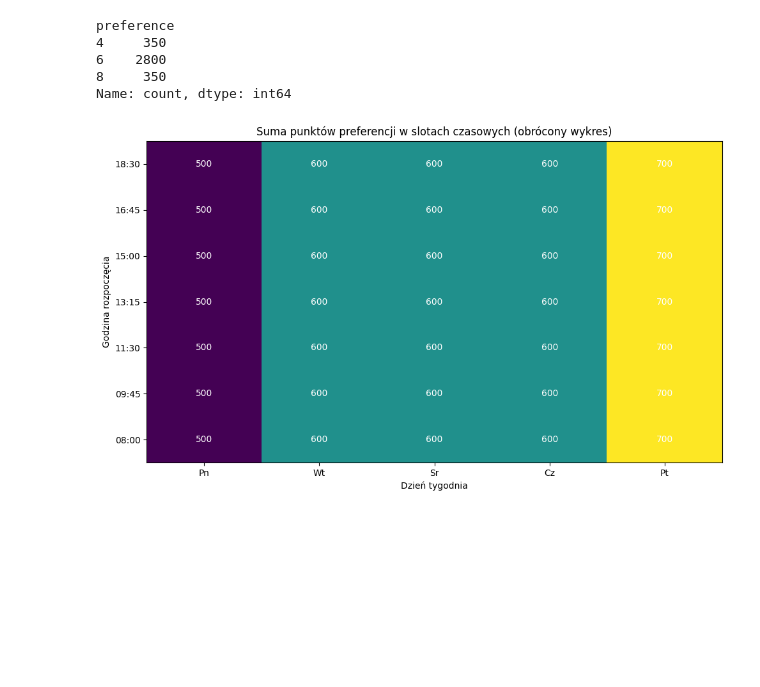
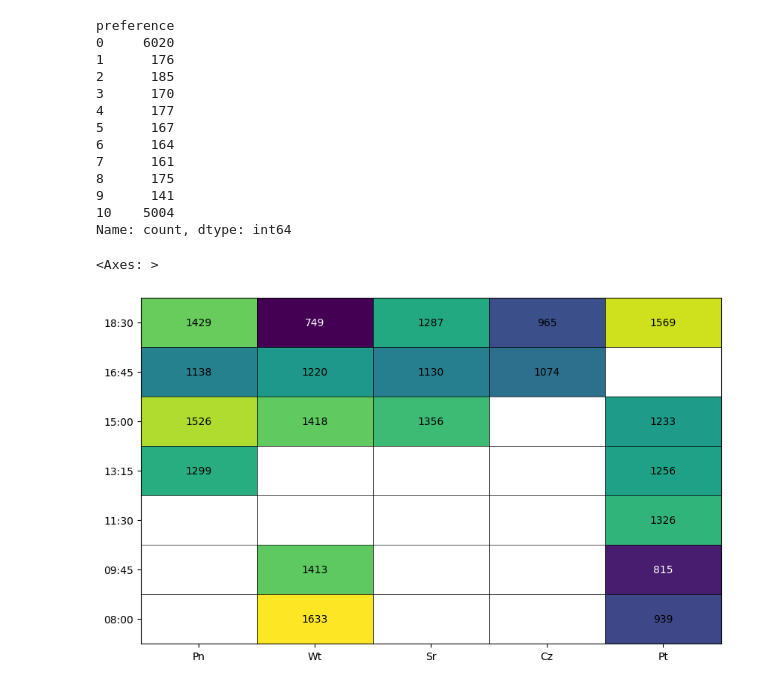
Before and after one commit to lkwinta/genetic_enroll, a Jupyter notebook: notebooks/pref_analysis.ipynb, the cells around one changed output. Cells and saved outputs as stored; diff of their text form; code cells hidden in the pictures; blank space fills up the shorter version.

```diff
--- a/notebooks/pref_analysis.ipynb
+++ b/notebooks/pref_analysis.ipynb
@@ -184,26 +286,41 @@ Name: count, dtype: int64
-# %%
-WEIGHTS = {
-    'day': {
-        'Pn': 0.5, 'Wt': 0.5, 'Sr': 0.5, 'Cz': 0.5, 'Pt': 0.5
-    },
-
-    'hour': {
-        '08:00': 0.5, '09:45': 0.5, '11:30': 0.5, '13:15': 0.5, '15:00': 0.5, '16:45': 0.5, '18:30': 0.5
-    },
-
-    'teacher': {
-        'Prowadzący-1': 0.1,
-        'Prowadzący-18': 1.0,
-    }
-}
-prefs = generate_preferences(plan, assign, noise_sigma=0.0, weights=WEIGHTS)
-counts = prefs['preference'].value_counts(dropna=False).sort_index()
-print(counts)
-plot_prefrences(plan_2, prefs)
-# %% [output]
-preference
-4     350
-6    2800
-8     350
-Name: count, dtype: int64
-[figure, old version]
+# %%
+plan2 = pd.read_csv(SCHEDULES / 'schedule_1.csv', sep=None, engine='python')
+plan2 = plan2[plan2['type'] != 'W'].copy()
+plan_3 = plan2[['subject', 'group_id', 'day', 'start_time']].copy()
+assign2 = pd.read_csv(ASSIGNMENTS / 'subject_assignment_1.csv', sep=None, engine='python')
+# %%
+WEIGHTS = {
+    'day': {
+        'Pn': 2.0, 'Wt': 1.5, 'Sr': 0.0, 'Cz': 0.1, 'Pt': -1.0
+    },
+
+    'hour': {
+        '08:00': -2.0, '09:45': -1.5, '11:30': -1.0, '13:15': 0.5, '15:00': 1.5, '16:45': 0, '18:30': -2.5
+    },
+
+    'teacher': {
+        'Prowadzący-1': 0.9,
+        'Prowadzący-9': 0.5,
+    }
+}
+
+prefs = generate_preferences(plan2, assign2, noise_sigma=2 , weights=WEIGHTS)
+counts = prefs['preference'].value_counts(dropna=False).sort_index()
+print(counts)
+plot_prefrences(plan_3, prefs)
+# %% [output]
+preference
+0     6020
+1      176
+2      185
+3      170
+4      177
+5      167
+6      164
+7      161
+8      175
+9      141
+10    5004
+Name: count, dtype: int64
+<Axes: >
+[figure, added]
```
Also changed, not shown: parts of 13 cells of this notebook, 2 other files.
